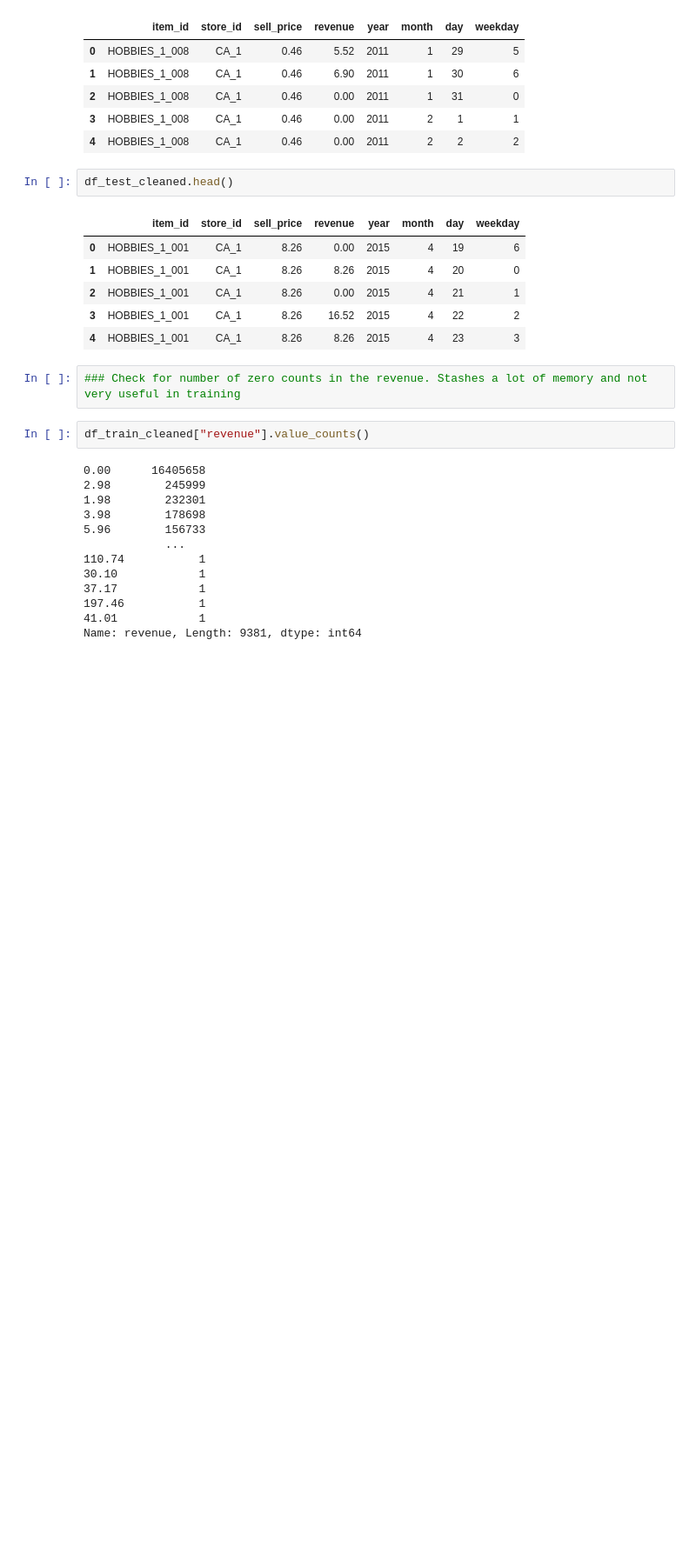
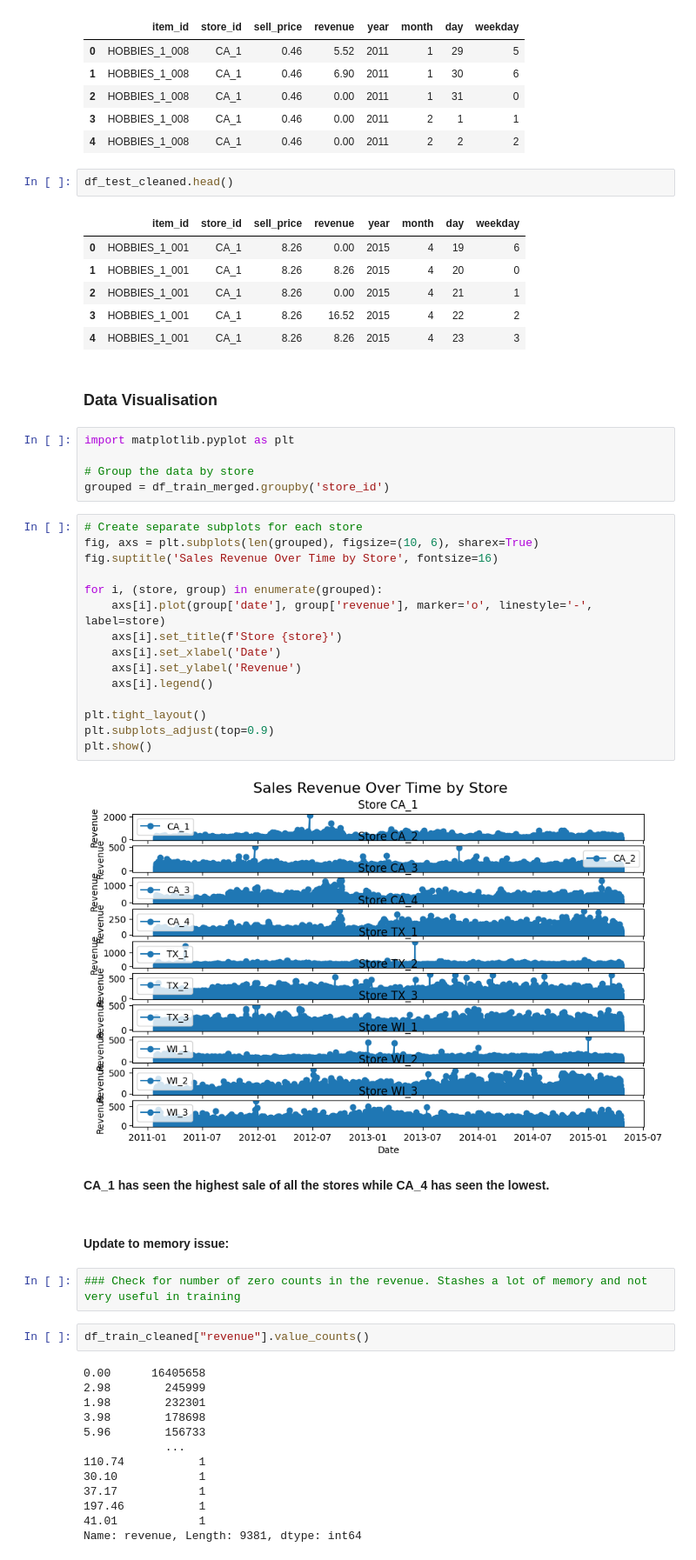
Before and after one commit to Kritz23/adv_mla_at2, a Jupyter notebook: notebooks/predictive/dhawale_kritika-24587661-sgd_pipeline.ipynb, the cells around one changed output. Shown at 87% size. Cells and saved outputs as stored; diff of their text form; blank space fills up the shorter version.

```diff
--- a/notebooks/predictive/dhawale_kritika-24587661-sgd_pipeline.ipynb
+++ b/notebooks/predictive/dhawale_kritika-24587661-sgd_pipeline.ipynb
@@ -153,6 +153,34 @@ df_test_cleaned.head()
 | 2 | HOBBIES_1_001 | CA_1 | 8.26 | 0.00 | 2015 | 4 | 21 | 1 |
 | 3 | HOBBIES_1_001 | CA_1 | 8.26 | 16.52 | 2015 | 4 | 22 | 2 |
 | 4 | HOBBIES_1_001 | CA_1 | 8.26 | 8.26 | 2015 | 4 | 23 | 3 |
+# %% [markdown]
+### Data Visualisation
+# %%
+import matplotlib.pyplot as plt
+
+# Group the data by store
+grouped = df_train_merged.groupby('store_id')
+# %%
+# Create separate subplots for each store
+fig, axs = plt.subplots(len(grouped), figsize=(10, 6), sharex=True)
+fig.suptitle('Sales Revenue Over Time by Store', fontsize=16)
+
+for i, (store, group) in enumerate(grouped):
+    axs[i].plot(group['date'], group['revenue'], marker='o', linestyle='-', label=store)
+    axs[i].set_title(f'Store {store}')
+    axs[i].set_xlabel('Date')
+    axs[i].set_ylabel('Revenue')
+    axs[i].legend()
+
+plt.tight_layout()
+plt.subplots_adjust(top=0.9)
+plt.show()
+# %% [output]
+[figure, added]
+# %% [markdown]
+**CA_1 has seen the highest sale of all the stores while CA_4 has seen the lowest.**
+# %% [markdown]
+#### Update to memory issue:
 # %%
 ### Check for number of zero counts in the revenue. Stashes a lot of memory and not very useful in training
 # %%
```
Also changed, not shown: parts of 1 cell of this notebook, 5 other files.
